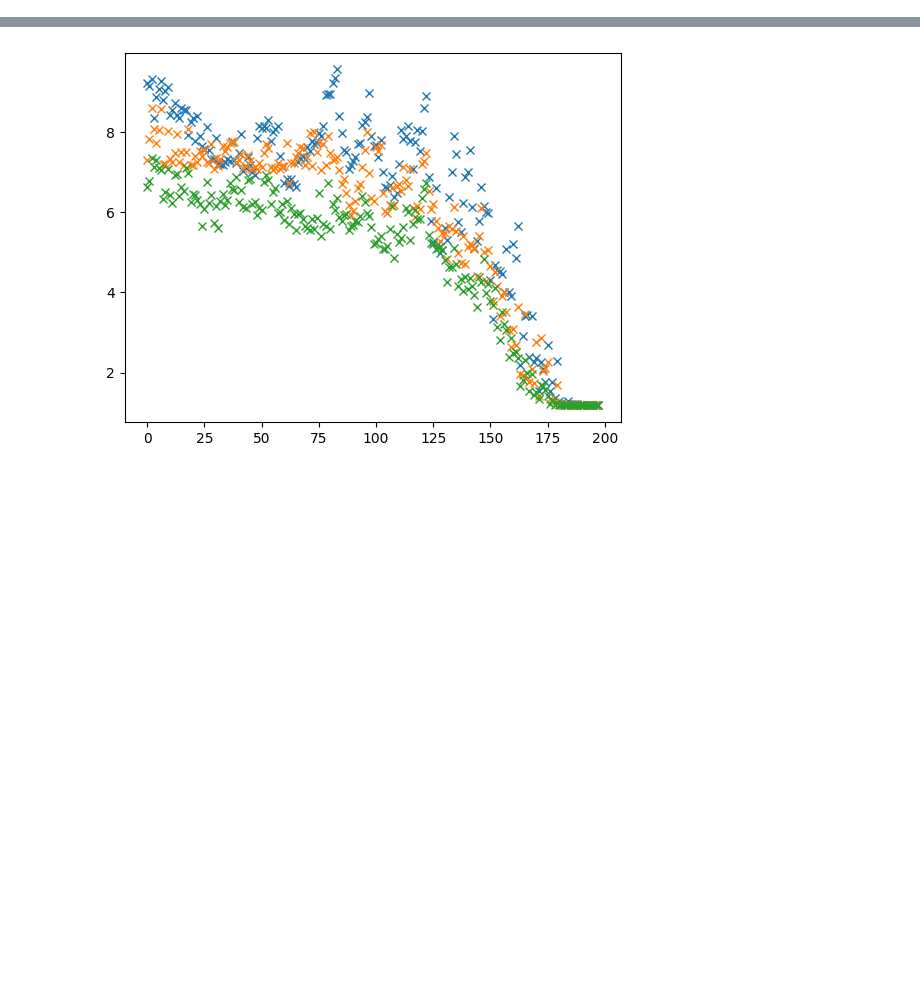
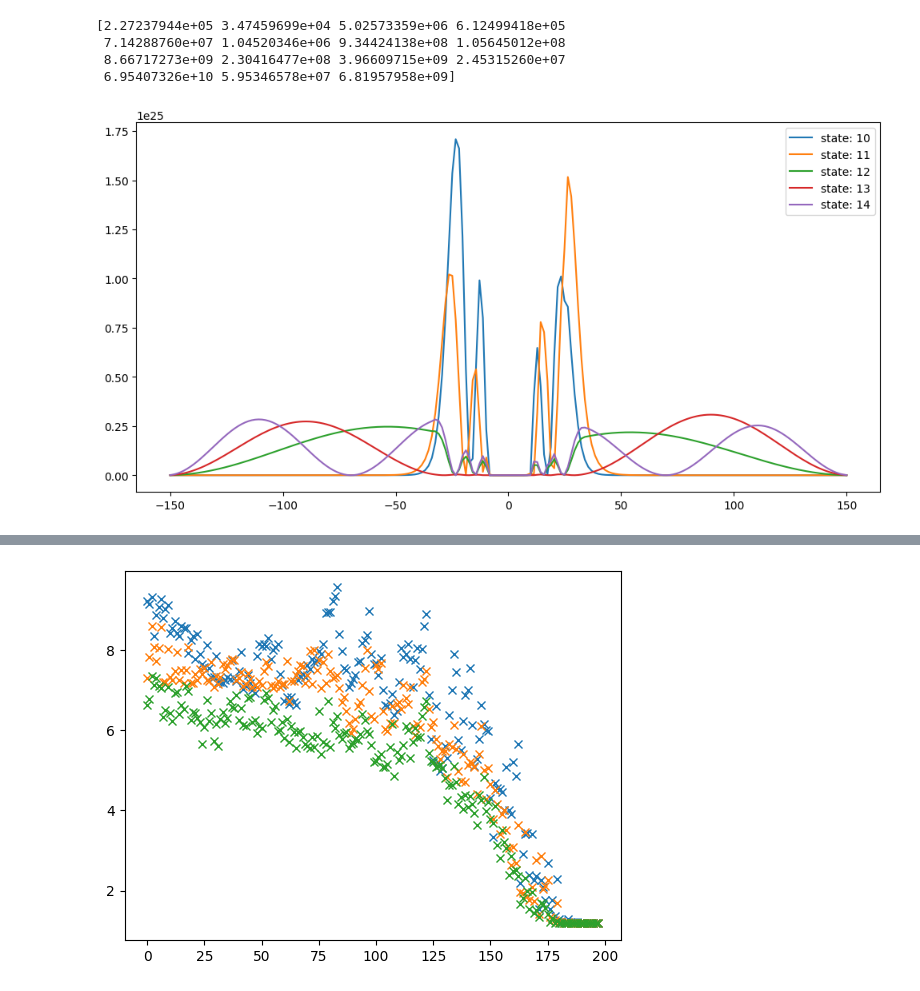
Before and after one commit to lefan99/BornOppenheimerCluster, a Jupyter notebook: plot.ipynb, the cells around one changed output, grey strips where cells are left out. Cells and saved outputs as stored; diff of their text form; code cells hidden in the pictures; blank space fills up the shorter version.

```diff
--- a/plot.ipynb
+++ b/plot.ipynb
@@ -30,3 +37,18 @@ for field in fields:
         pot.append(eval(field))
 
 pot = sorted(pot)
+# %%
+state = np.load('/work/kk472919/hamiltonian1D_2/statesData/pot{}.npy'.format(pot[143]))
+k_l = np.trapz(state[100 , 100 , :] , dx= para.com_width*2/para.o, axis = 0)**2
+print(k_l)
+for i in range(10,15):
+    plt.plot(np.linspace(-para.com_width , para.com_width , para.m)*1e9 , state[100,100,: , i]**2 , label = 'state: {}'.format(i))
+
+plt.legend()
+plt.show()
+# %% [output]
+[2.27237944e+05 3.47459699e+04 5.02573359e+06 6.12499418e+05
+ 7.14288760e+07 1.04520346e+06 9.34424138e+08 1.05645012e+08
+ 8.66717273e+09 2.30416477e+08 3.96609715e+09 2.45315260e+07
+ 6.95407326e+10 5.95346578e+07 6.81957958e+09]
+[figure, added]
```
Also changed, not shown: parts of 12 cells of this notebook, 4 other files.
